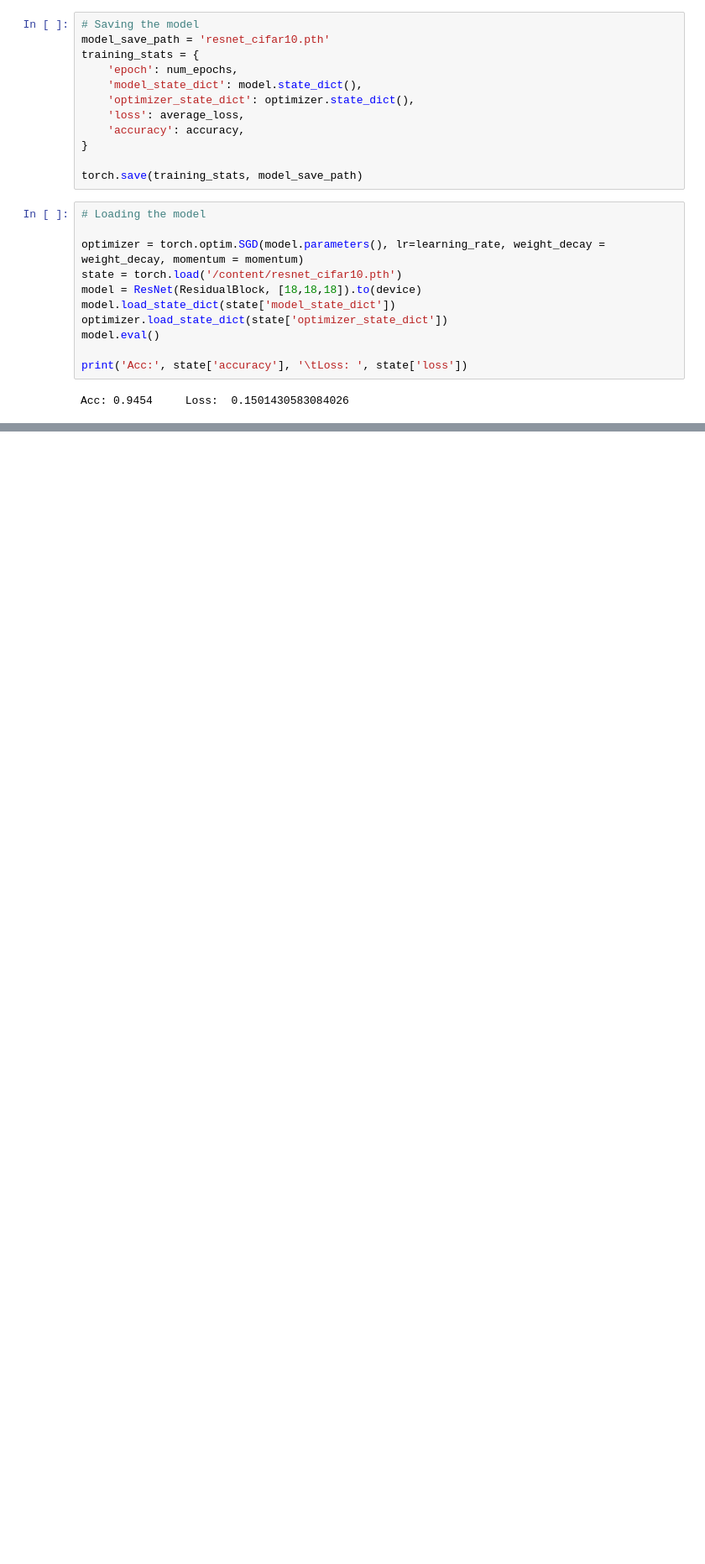
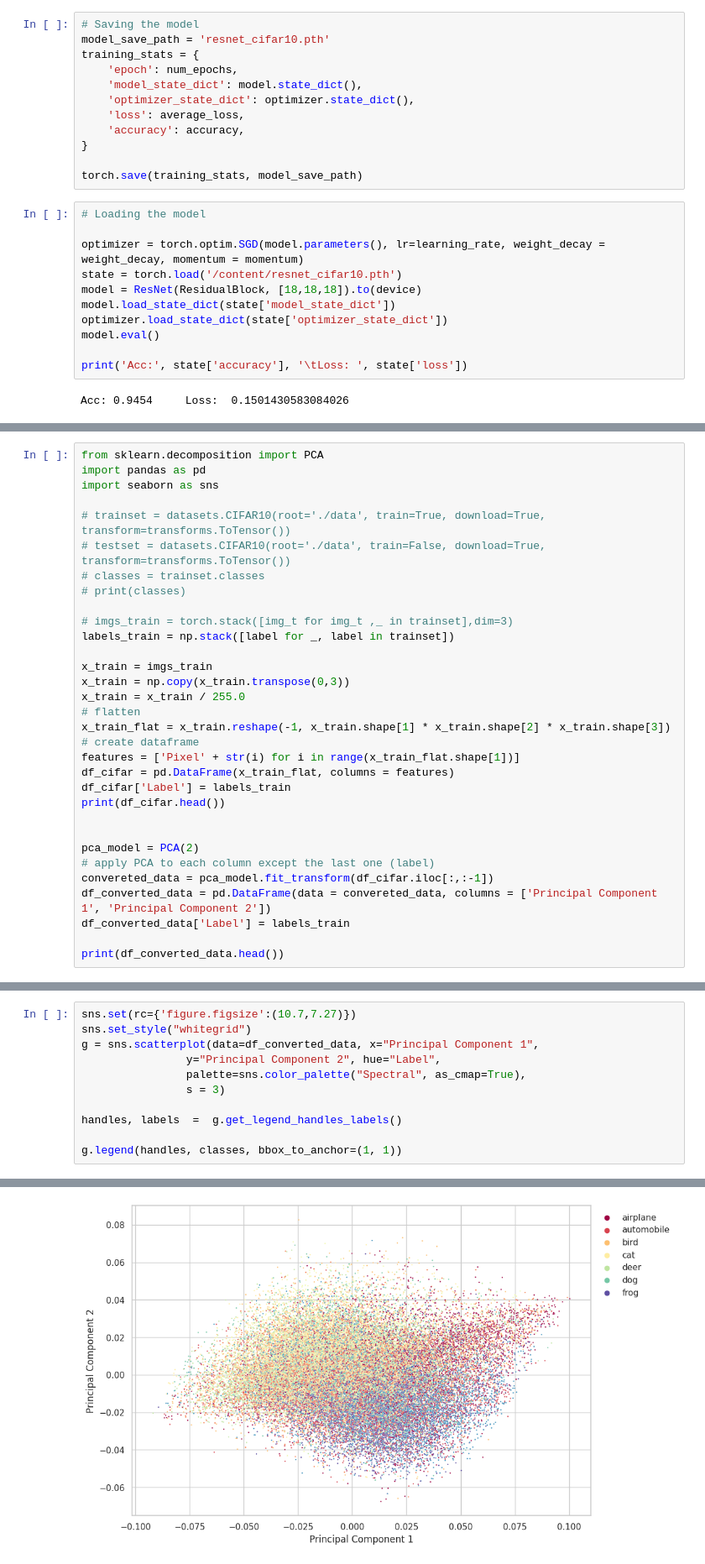
Before and after one commit to Jvlia17/deep-learning, a Jupyter notebook: ResNet.ipynb, the cells around one changed output, grey strips where cells are left out. Shown at 84% size. Cells and saved outputs as stored; diff of their text form; blank space fills up the shorter version.

```diff
--- a/ResNet.ipynb
+++ b/ResNet.ipynb
@@ -325,0 +313,32 @@ WARNING:matplotlib.image:Clipping input data to the valid range for imshow with
+# %%
+from sklearn.decomposition import PCA
+import pandas as pd
+import seaborn as sns
+
+# trainset = datasets.CIFAR10(root='./data', train=True, download=True, transform=transforms.ToTensor())
+# testset = datasets.CIFAR10(root='./data', train=False, download=True, transform=transforms.ToTensor())
+# classes = trainset.classes
+# print(classes)
+
+# imgs_train = torch.stack([img_t for img_t ,_ in trainset],dim=3)
+labels_train = np.stack([label for _, label in trainset])
+
+x_train = imgs_train
+x_train = np.copy(x_train.transpose(0,3))
+x_train = x_train / 255.0
+# flatten
+x_train_flat = x_train.reshape(-1, x_train.shape[1] * x_train.shape[2] * x_train.shape[3])
+# create dataframe
+features = ['Pixel' + str(i) for i in range(x_train_flat.shape[1])]
+df_cifar = pd.DataFrame(x_train_flat, columns = features)
+df_cifar['Label'] = labels_train
+print(df_cifar.head())
+
+
+pca_model = PCA(2)
+# apply PCA to each column except the last one (label)
+convereted_data = pca_model.fit_transform(df_cifar.iloc[:,:-1])
+df_converted_data = pd.DataFrame(data = convereted_data, columns = ['Principal Component 1', 'Principal Component 2'])
+df_converted_data['Label'] = labels_train
+
+print(df_converted_data.head())
@@ -325,0 +363,12 @@ WARNING:matplotlib.image:Clipping input data to the valid range for imshow with
+# %%
+sns.set(rc={'figure.figsize':(10.7,7.27)})
+sns.set_style("whitegrid")
+g = sns.scatterplot(data=df_converted_data, x="Principal Component 1",
+                y="Principal Component 2", hue="Label",
+                palette=sns.color_palette("Spectral", as_cmap=True),
+                s = 3)
+
+handles, labels  =  g.get_legend_handles_labels()
+
+g.legend(handles, classes, bbox_to_anchor=(1, 1))
+# %% [output]
@@ -325,0 +376 @@ WARNING:matplotlib.image:Clipping input data to the valid range for imshow with
+[figure, added]
```
Also changed, not shown: parts of 8 cells of this notebook.
